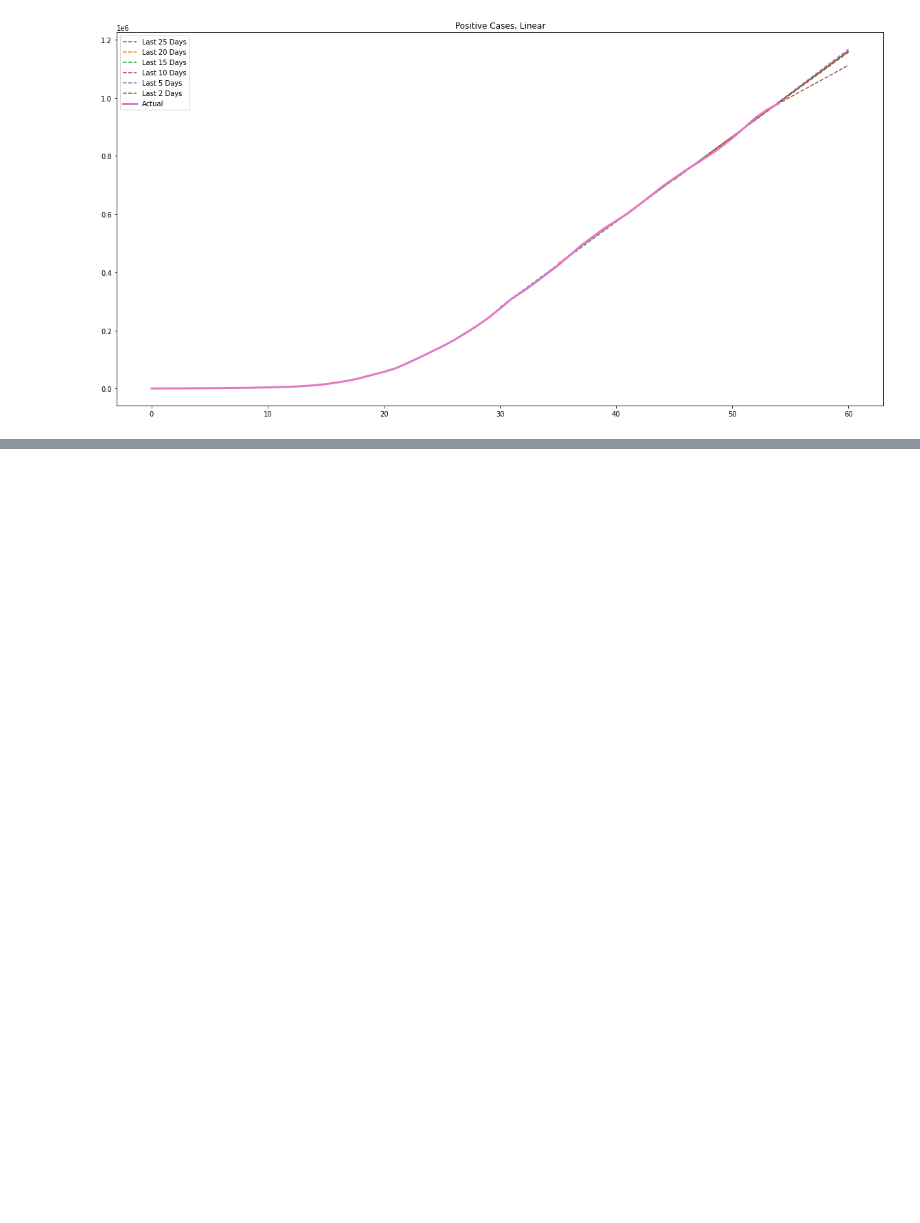
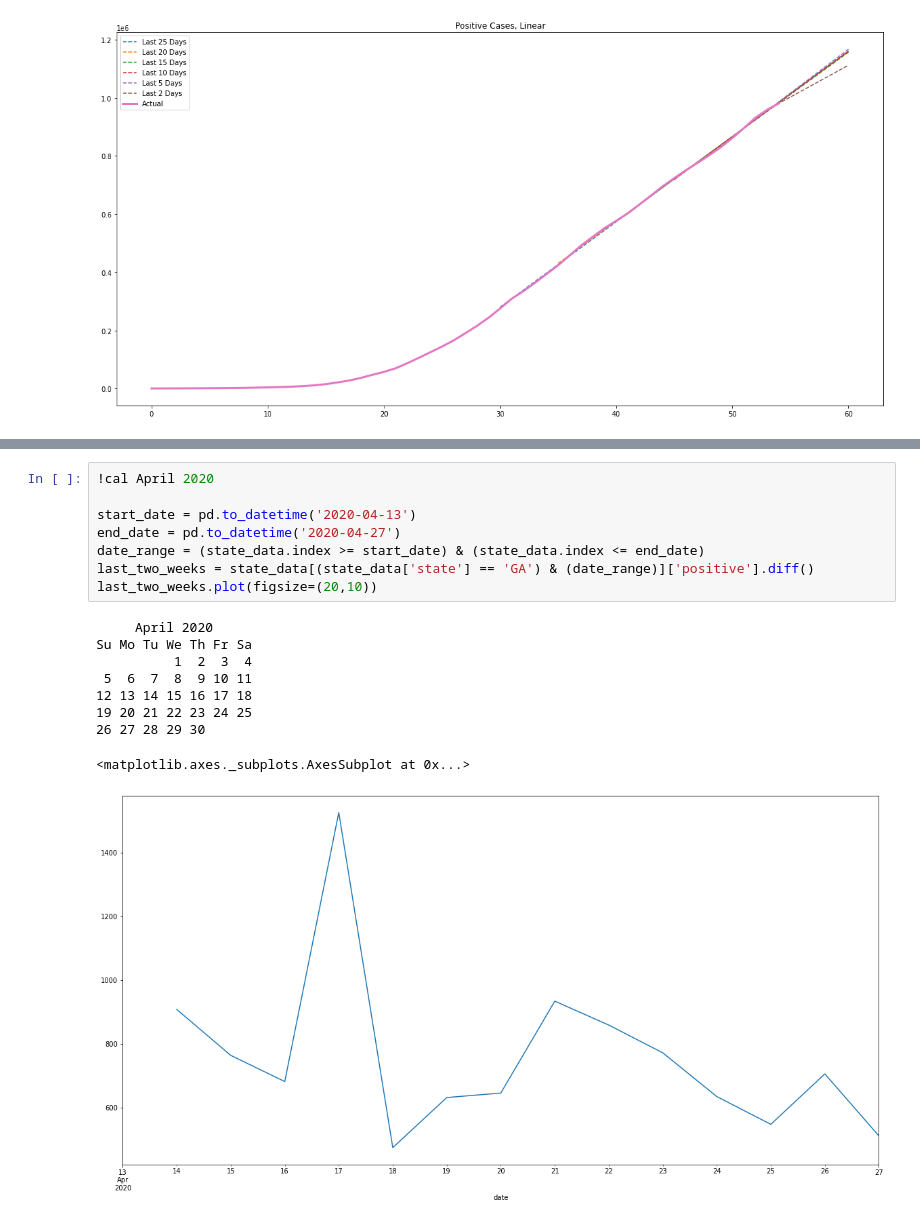
Before and after one commit to beala/covid_forecasts, a Jupyter notebook: Exponential Smoothing Model.ipynb, the cells around one changed output, grey strips where cells are left out. Drawn from its saved outputs; the diff is of its cells as text; blank space fills up the shorter version.

```diff
--- a/Exponential Smoothing Model.ipynb
+++ b/Exponential Smoothing Model.ipynb
@@ -585,0 +594,18 @@ us_data['positive'].diff().plot(figsize=(20,10))
+# %%
+!cal April 2020
+
+start_date = pd.to_datetime('2020-04-13')
+end_date = pd.to_datetime('2020-04-27')
+date_range = (state_data.index >= start_date) & (state_data.index <= end_date)
+last_two_weeks = state_data[(state_data['state'] == 'GA') & (date_range)]['positive'].diff()
+last_two_weeks.plot(figsize=(20,10))
+# %% [output]
+     April 2020
+Su Mo Tu We Th Fr Sa
+          1  2  3  4
+ 5  6  7  8  9 10 11
+12 13 14 15 16 17 18
+19 20 21 22 23 24 25
+26 27 28 29 30
+<matplotlib.axes._subplots.AxesSubplot at 0x...>
+[figure, added]
```
Also changed, not shown: parts of 22 cells of this notebook, 3 other files.
